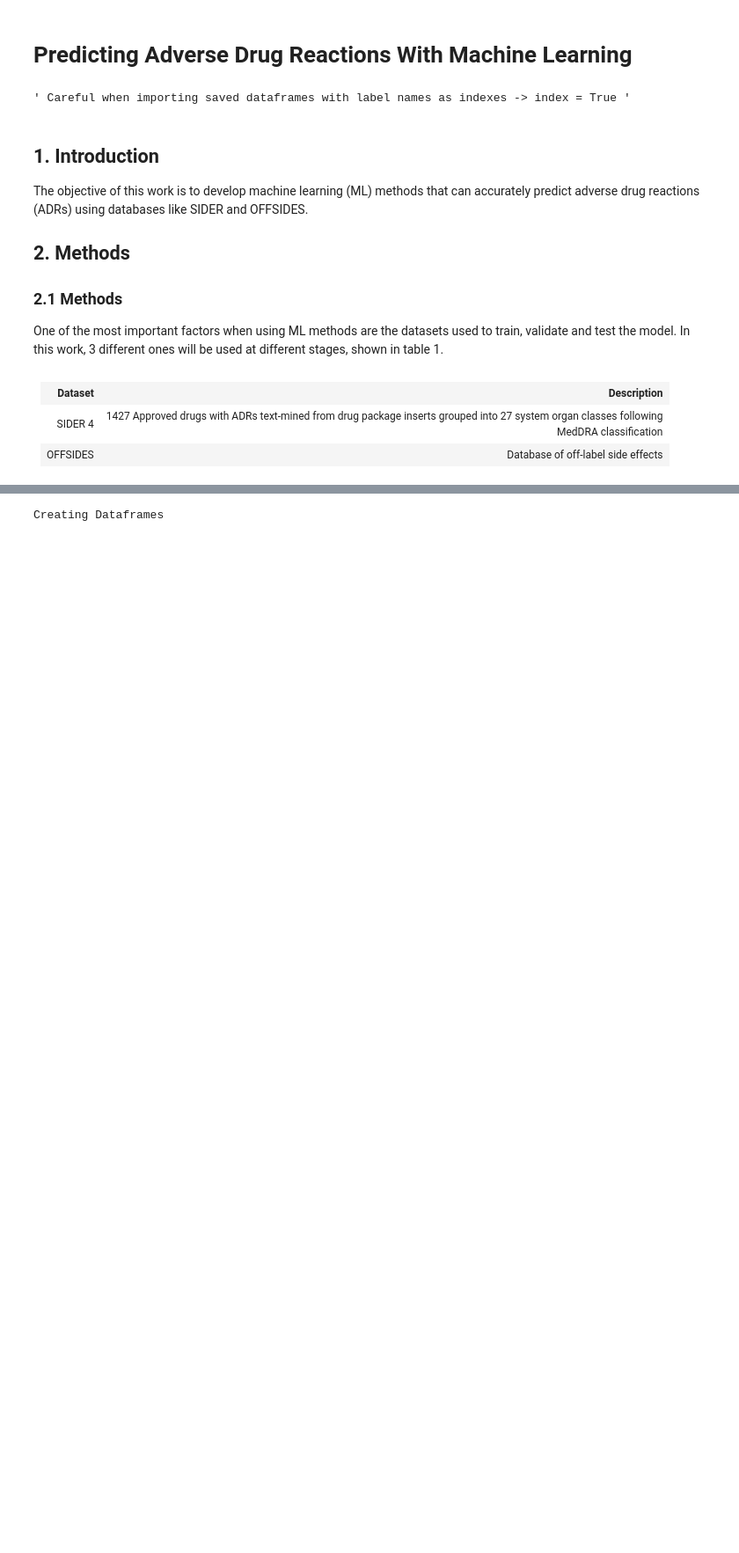
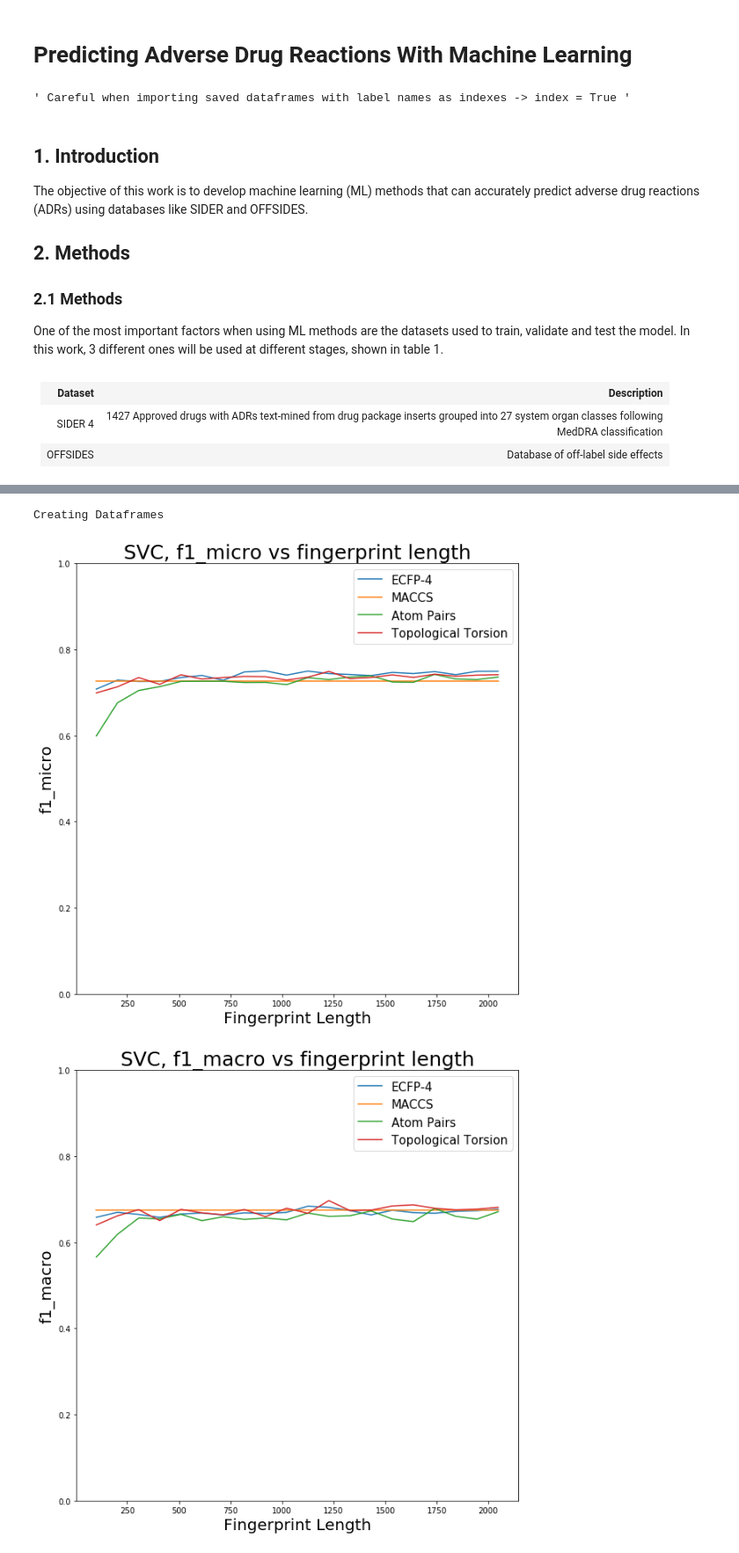
Before and after one commit to ricardoamferreira/Predicting-Adverse-Drug-Reactions-with-Machine-Learning, a Jupyter notebook: Predicting Adverse Drug Reactions With Machine Learning.ipynb, the cells around one changed output, grey strips where cells are left out. Shown: that part at 88% size. Drawn from its saved outputs; the diff is of its cells as text; code cells hidden in the pictures; blank space fills up the shorter version.

```diff
--- a/Predicting Adverse Drug Reactions With Machine Learning.ipynb
+++ b/Predicting Adverse Drug Reactions With Machine Learning.ipynb
@@ -66,17 +158,19 @@ In total, 27 descriptors were calculated for each molecule, not every descriptor
 # %%
 # Creating base df_molecules, df_y with the results vectors, and df_mols_descr with the descriptors
 print("Creating Dataframes")
 y_all, df_molecules = create_original_df(write_s=False)
 df_molecules.drop("smiles", axis=1, inplace=True)
 todrop = ["Product issues", "Investigations", "Social circumstances"]
 y_all.drop(todrop, axis=1, inplace=True)  # No real connection with the molecule, multiple problems
 out_names = y_all.columns.tolist()  # Get class labels
 
 # Separating in a DF_mols_train and an Df_mols_test, in order to avoid data snooping and fitting the model to the test
 df_mols_train, df_mols_test, y_train, y_test = train_test_split(df_molecules, y_all, test_size=0.2, random_state=seed)
 
 # Fingerprint length
-#all_df_results_svc = test_fingerprint_size(df_mols_train, y_train, SVC(gamma="scale", random_state=seed), makeplots=True, write=False)
+all_df_results_svc = test_fingerprint_size(df_mols_train, y_train, SVC(gamma="scale", random_state=seed), makeplots=True, write=False)
 # Best result with ECFP-4 at 1125 - This will be used to all results
 # %% [output]
 Creating Dataframes
+[figure, added]
+[figure, added]
```
Also changed, not shown: parts of 21 cells of this notebook, 4 other files.
